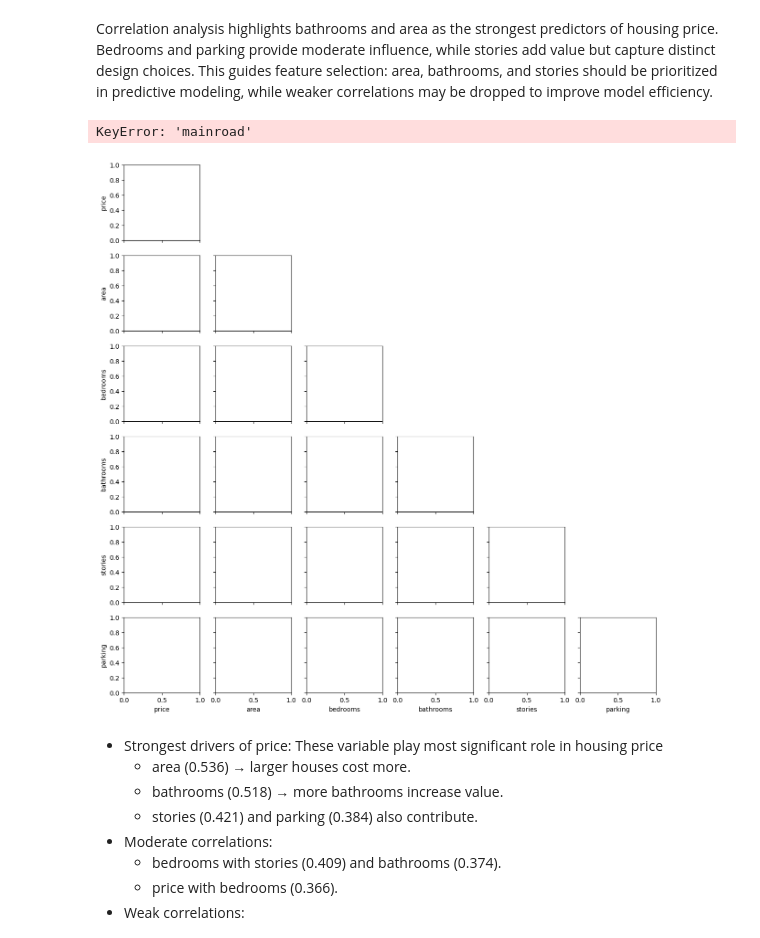
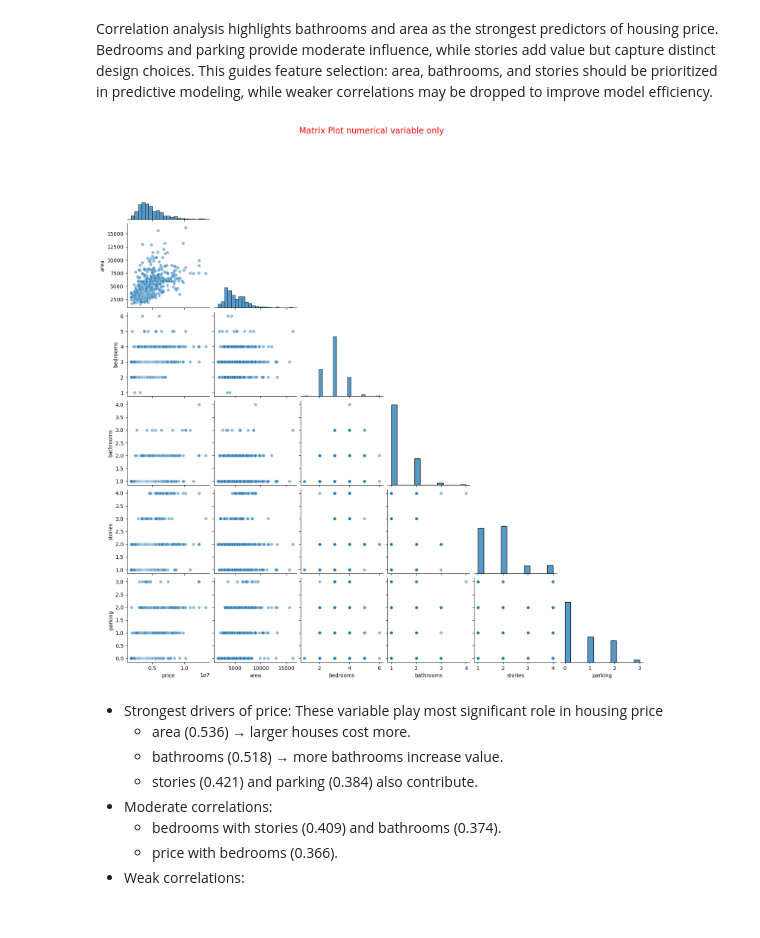
Before and after one commit to LKOBUI/stat_analysis, a Jupyter notebook: ML_Project/ProjectOnRegressions/House Prices/HousePricesProject/HousePricesProject.ipynb, the cells around one changed output. Drawn from its saved outputs; the diff is of its cells as text; code cells hidden in the pictures.

Commit message:
EDA and regression modeling on house prices using numerical and categorical features.

```diff
--- a/ML_Project/ProjectOnRegressions/House Prices/HousePricesProject/HousePricesProject.ipynb
+++ b/ML_Project/ProjectOnRegressions/House Prices/HousePricesProject/HousePricesProject.ipynb
@@ -693,14 +693,13 @@ Correlation analysis highlights bathrooms and area as the strongest predictors o
 # %%
 # 1. Select only numerical variables
 numerical_df = df.select_dtypes(include=['int64', 'float64'])
 
 # 2. Pairwise scatterplots (pairplot)
 sns.pairplot(numerical_df, diag_kind="hist", plot_kws={"alpha":0.5},corner=True)
-plt.suptitle("Scatterplots of Numerical Variables", y=1.02)
+plt.suptitle("Matrix Plot numerical variable only", y=1,fontsize=16,color='red')
 plt.show()
 # %% [output]
-KeyError: 'mainroad'
-[figure, old version]
+[figure, new version]
 # %% [markdown]
 - Strongest drivers of price: These variable play most significant role in housing price
     - area (0.536) → larger houses cost more.
```
Also changed, not shown: parts of 2 cells of this notebook.
